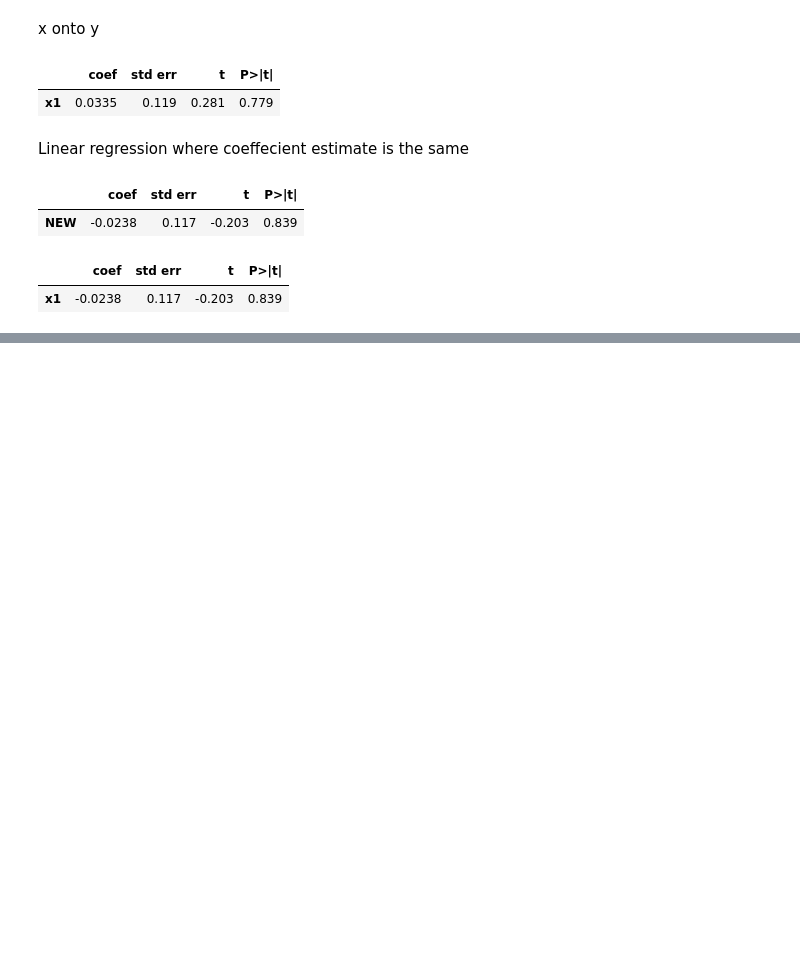
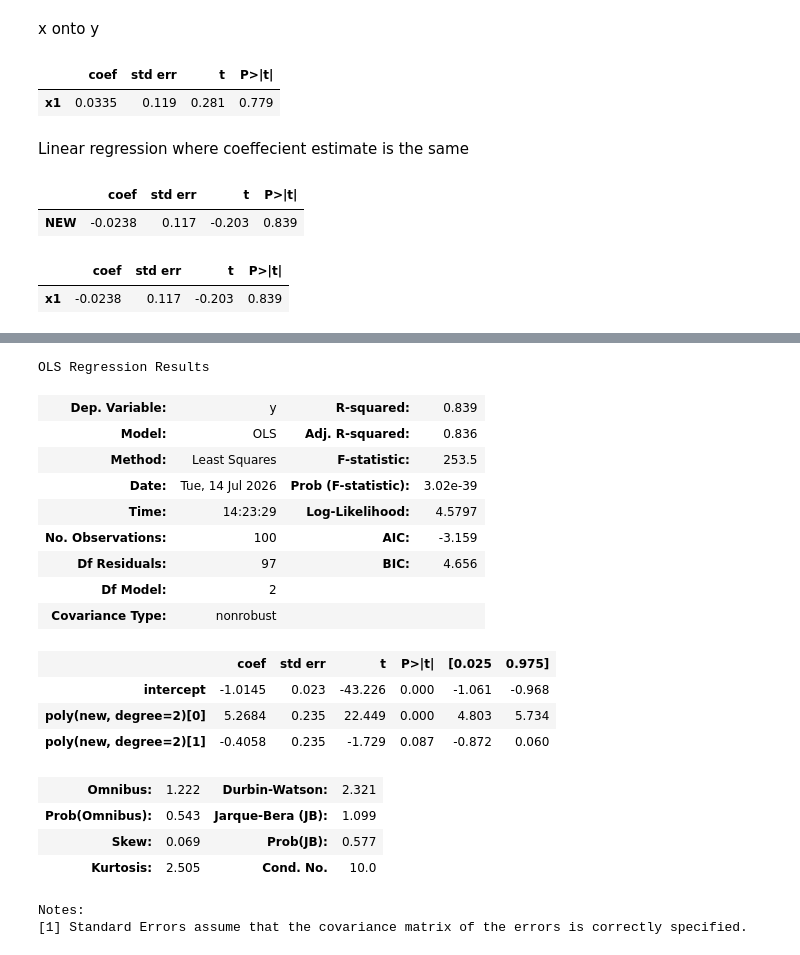
Before and after one commit to Mussab157/ISLP, a Jupyter notebook: Chapter3/ch3_lab.ipynb, the cells around one changed output, grey strips where cells are left out. Drawn from its saved outputs; the diff is of its cells as text; code cells hidden in the pictures; blank space fills up the shorter version.

```diff
--- a/Chapter3/ch3_lab.ipynb
+++ b/Chapter3/ch3_lab.ipynb
@@ -536,0 +569,26 @@ summarize(model.fit())
+# %%
+X=MS([poly('new', degree=2)]).fit_transform(x)
+model=sm.OLS(Y, X)
+result=model.fit()
+result.summary()
+# %% [output]
+OLS Regression Results
+| Dep. Variable: | y | R-squared: | 0.839 |
+| Model: | OLS | Adj. R-squared: | 0.836 |
+| Method: | Least Squares | F-statistic: | 253.5 |
+| Date: | Tue, 14 Jul 2026 | Prob (F-statistic): | 3.02e-39 |
+| Time: | 14:23:29 | Log-Likelihood: | 4.5797 |
+| No. Observations: | 100 | AIC: | -3.159 |
+| Df Residuals: | 97 | BIC: | 4.656 |
+| Df Model: | 2 |  |  |
+| Covariance Type: | nonrobust |  |  |
+|  | coef | std err | t | P>|t| | [0.025 | 0.975] |
+| intercept | -1.0145 | 0.023 | -43.226 | 0.000 | -1.061 | -0.968 |
+| poly(new, degree=2)[0] | 5.2684 | 0.235 | 22.449 | 0.000 | 4.803 | 5.734 |
+| poly(new, degree=2)[1] | -0.4058 | 0.235 | -1.729 | 0.087 | -0.872 | 0.060 |
+| Omnibus: | 1.222 | Durbin-Watson: | 2.321 |
+| Prob(Omnibus): | 0.543 | Jarque-Bera (JB): | 1.099 |
+| Skew: | 0.069 | Prob(JB): | 0.577 |
+| Kurtosis: | 2.505 | Cond. No. | 10.0 |
+Notes:
+[1] Standard Errors assume that the covariance matrix of the errors is correctly specified.
```
Also changed, not shown: parts of 7 cells of this notebook.
